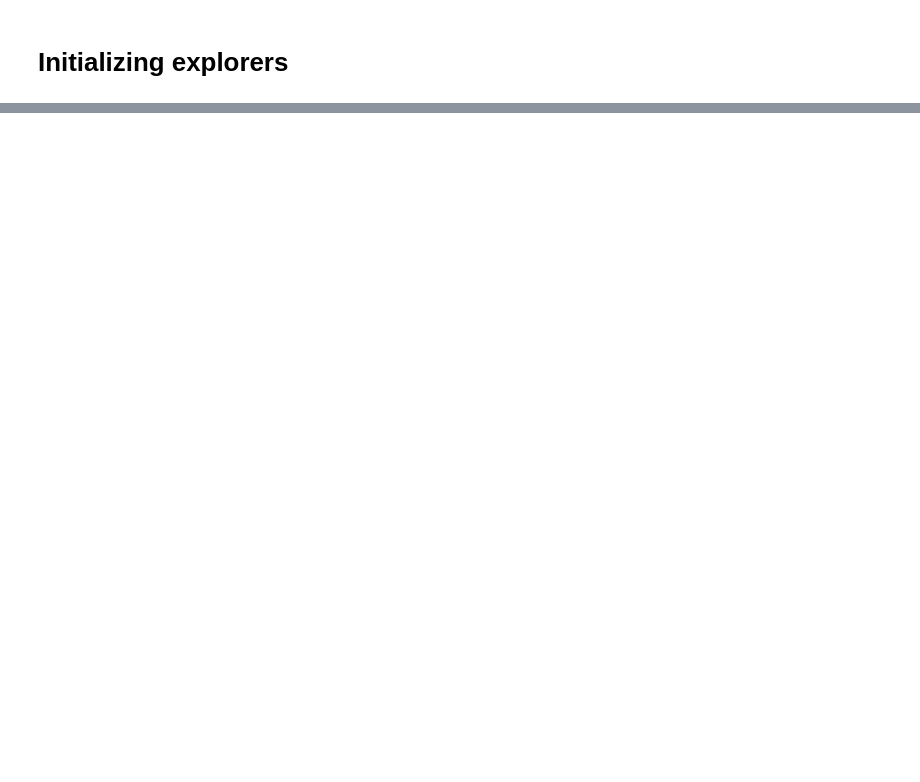
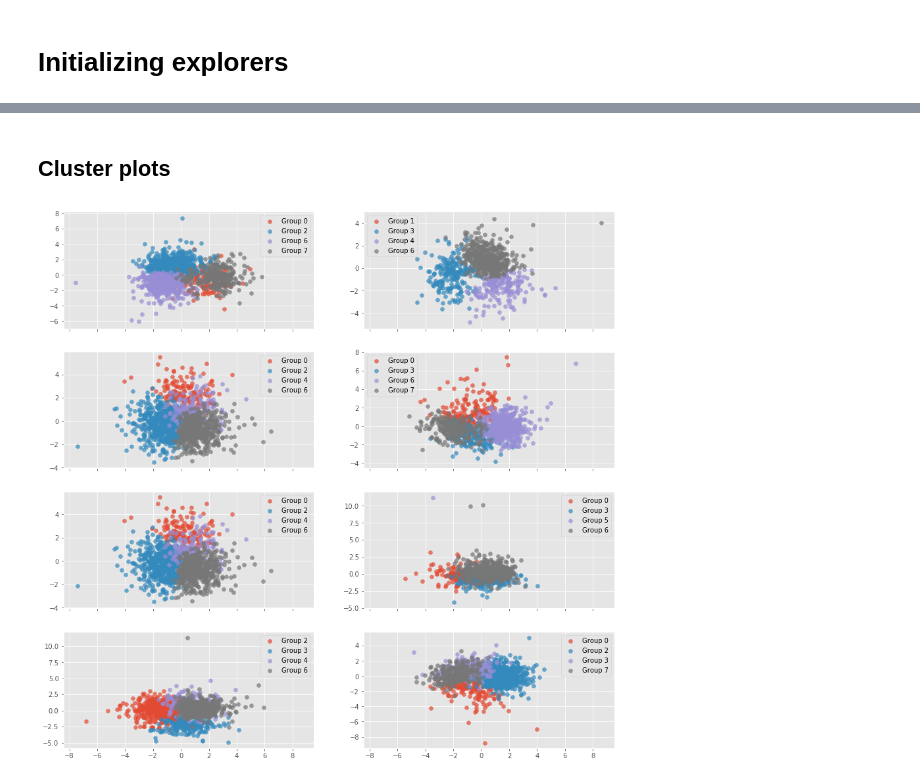
Before and after one commit to edublancas/neural-clustering, a Jupyter notebook: notebooks/4-criticism.ipynb, the cells around one changed output, grey strips where cells are left out. Drawn from its saved outputs; the diff is of its cells as text; code cells hidden in the pictures; blank space fills up the shorter version.

```diff
--- a/notebooks/4-criticism.ipynb
+++ b/notebooks/4-criticism.ipynb
@@ -126,0 +109,7 @@ explorer_train.plot_lda(group_ids=[7, 9, 10], channels=range(7))
+# %% [markdown]
+## Cluster plots
+# %%
+plt.rcParams['figure.figsize'] = (15, 15)
+explorer_train.plot_all_clusters(k=3)
+# %% [output]
+[figure, added]
```
Also changed, not shown: parts of 13 cells of this notebook, 1 other file.
